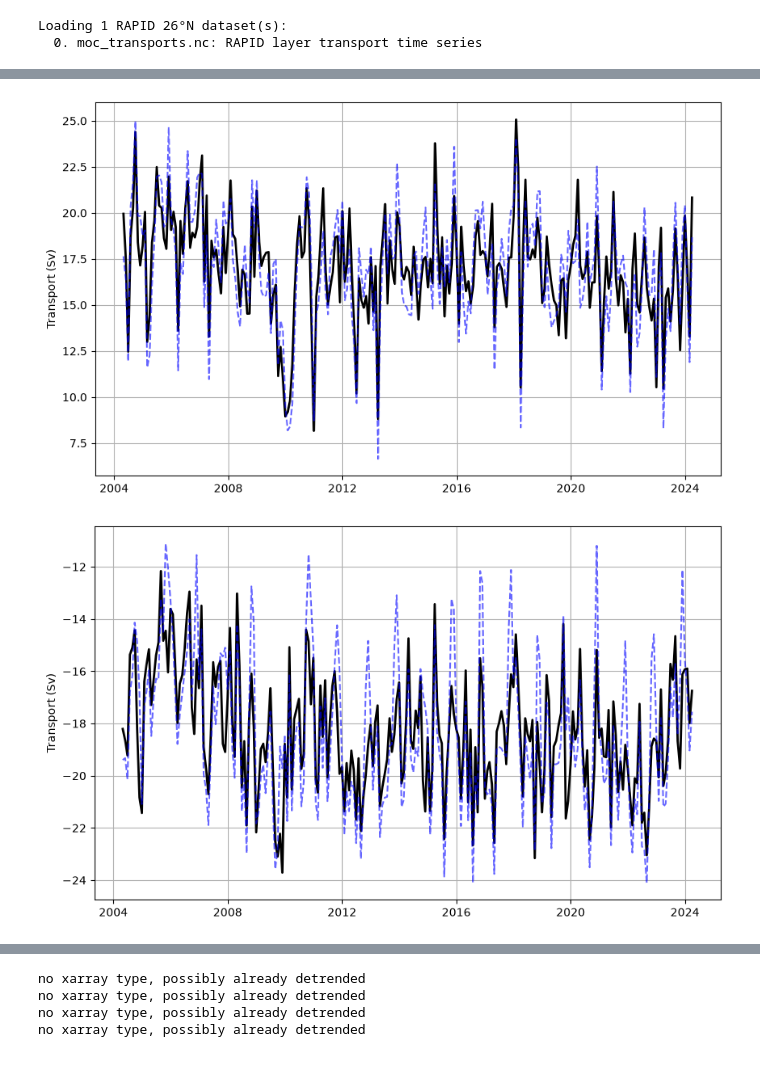
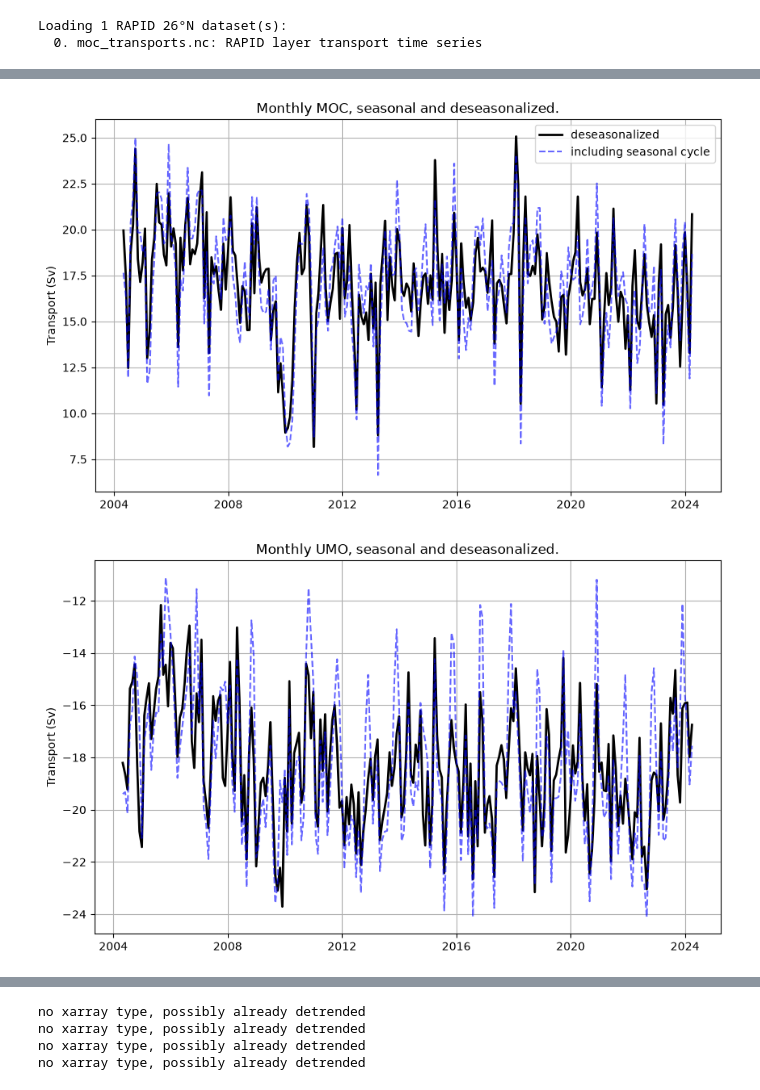
Before and after one commit to jakey244/DataAnalysis_A2, a Jupyter notebook: notebooks/part2A_seasonality_autocorrelation_trends.ipynb, the cells around one changed output, grey strips where cells are left out. Drawn from its saved outputs; the diff is of its cells as text; code cells hidden in the pictures.

```diff
--- a/notebooks/part2A_seasonality_autocorrelation_trends.ipynb
+++ b/notebooks/part2A_seasonality_autocorrelation_trends.ipynb
@@ -49,22 +56,25 @@ monthly_UMO_deseasonalized = UMO_deseasonalized.resample(TIME="ME").mean()
 monthly_UMO = TRANS_UMO.resample(TIME="ME").mean()
 # %%
 plt.figure(figsize=[10, 6])
-plt.plot(monthly_MOC["TIME"], monthly_MOC_deseasonalized, color="k", lw=2)
-plt.plot(monthly_MOC["TIME"], monthly_MOC, color="blue", alpha=0.6, ls="--")
+plt.title("Monthly MOC, seasonal and deseasonalized.")
+plt.plot(monthly_MOC["TIME"], monthly_MOC_deseasonalized, color="k", lw=2, label ="deseasonalized")
+plt.plot(monthly_MOC["TIME"], monthly_MOC, color="blue", alpha=0.6, ls="--", label ="including seasonal cycle")
 plt.grid()
 plt.ylabel("Transport (Sv)")
+plt.legend()
 plt.savefig(figpath + "MOC_seasonal_cycle_comparison.png")
 # %% [output]
-[figure, old version]
+[figure, new version]
 # %%
 plt.figure(figsize=[10, 6])
-plt.plot(monthly_MOC["TIME"], monthly_UMO_deseasonalized, color="k", lw=2)
-plt.plot(monthly_MOC["TIME"], monthly_UMO, color="blue", alpha=0.6, ls="--")
+plt.title("Monthly UMO, seasonal and deseasonalized.")
+plt.plot(monthly_MOC["TIME"], monthly_UMO_deseasonalized, color="k", lw=2, label ="deseasonalized")
+plt.plot(monthly_MOC["TIME"], monthly_UMO, color="blue", alpha=0.6, ls="--", label ="including seasonal cycle")
 plt.grid()
 plt.ylabel("Transport (Sv)")
 plt.savefig(figpath + "UMO_seasonal_cycle_comparison.png")
 # %% [output]
-[figure, old version]
+[figure, new version]
 # %%
 # detrend the original, not yet deseasonalized time series
 MOC_seasonal_detrended = analysis.detrending(MOC, MOC["TIME"].values)
```
Also changed, not shown: parts of 6 cells of this notebook, 19 other files.
